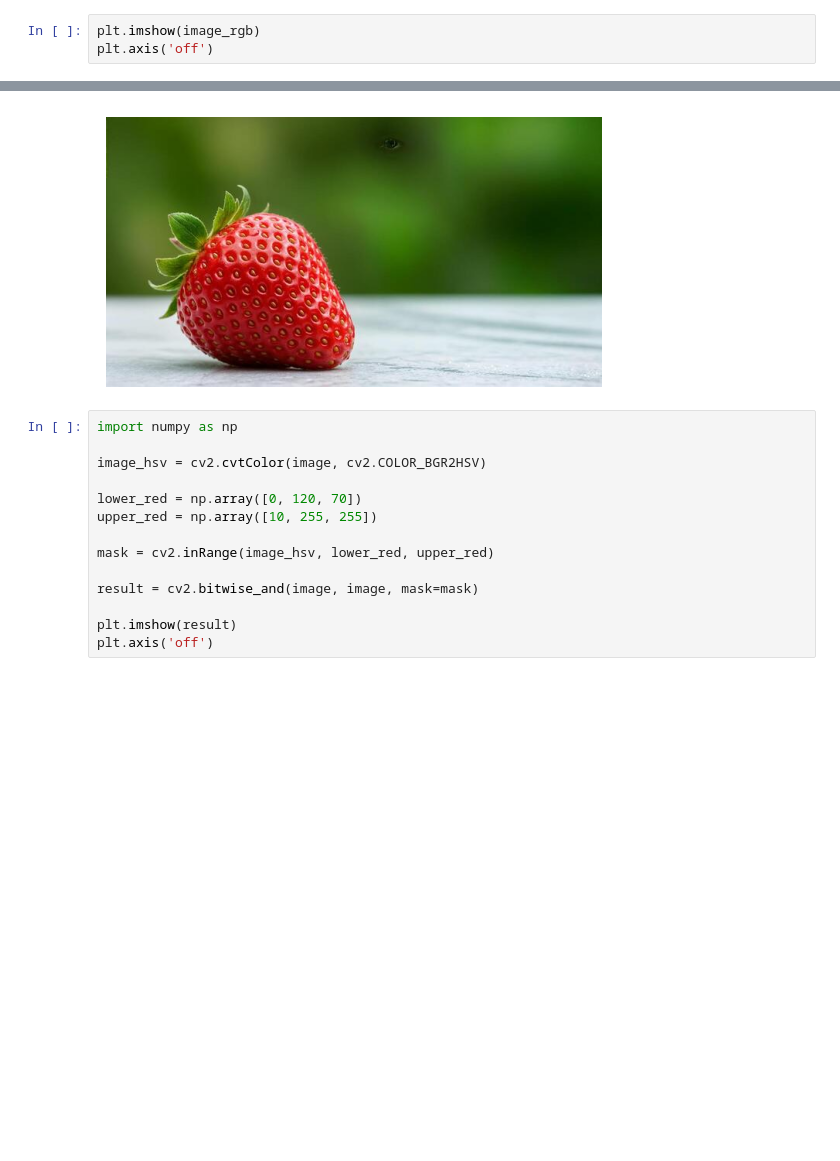
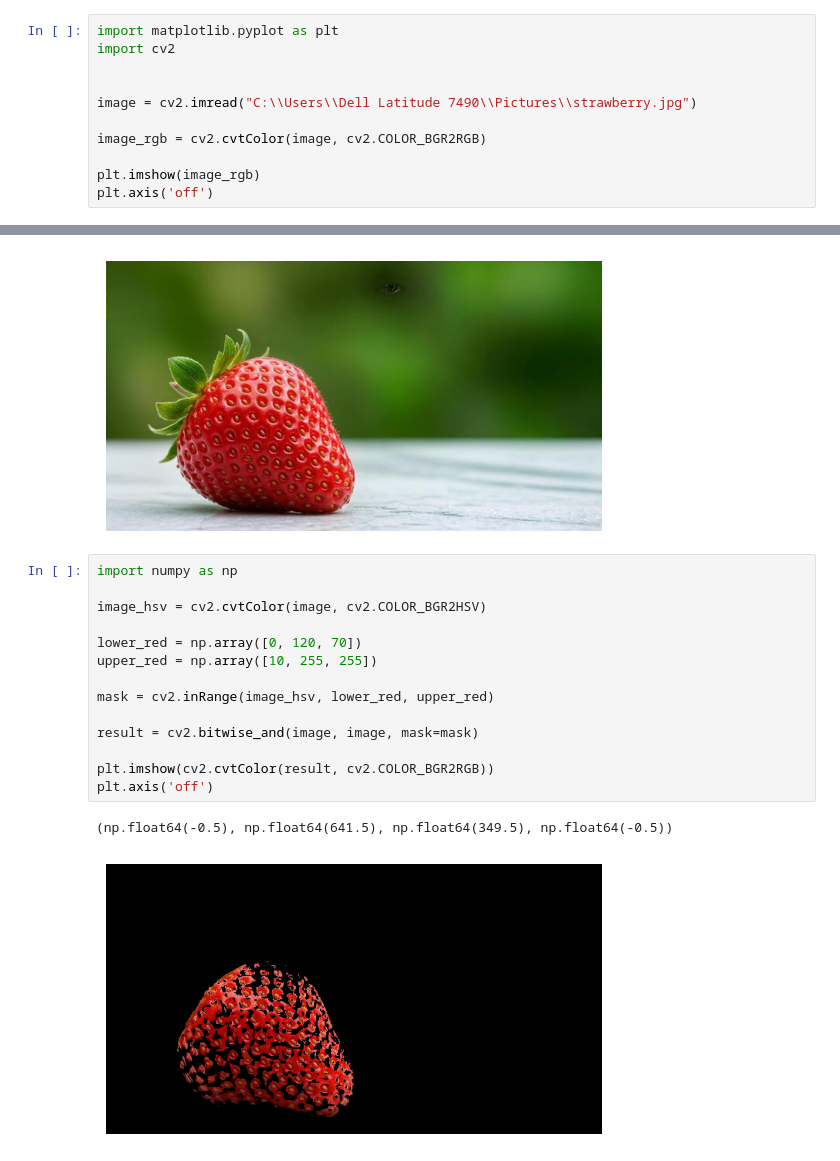
Before and after one commit to nikoeboo/opencv-demo, a Jupyter notebook: strawberry.ipynb, the cells around one changed output, grey strips where cells are left out. Cells and saved outputs as stored; diff of their text form; blank space fills up the shorter version.

```diff
--- a/strawberry.ipynb
+++ b/strawberry.ipynb
@@ -36,6 +49,14 @@ print("Image shape:", image.shape)
 # %% [output]
 Image shape: (350, 642, 3)
 # %%
+import matplotlib.pyplot as plt
+import cv2
+
+
+image = cv2.imread("C:\\Users\\Dell Latitude 7490\\Pictures\\strawberry.jpg")
+
+image_rgb = cv2.cvtColor(image, cv2.COLOR_BGR2RGB)
+
 plt.imshow(image_rgb)
 plt.axis('off')
 # %% [output]
@@ -44,14 +65,17 @@ plt.axis('off')
 # %%
 import numpy as np
 
 image_hsv = cv2.cvtColor(image, cv2.COLOR_BGR2HSV)
 
 lower_red = np.array([0, 120, 70])
 upper_red = np.array([10, 255, 255])
 
 mask = cv2.inRange(image_hsv, lower_red, upper_red)
 
 result = cv2.bitwise_and(image, image, mask=mask)
 
-plt.imshow(result)
+plt.imshow(cv2.cvtColor(result, cv2.COLOR_BGR2RGB))
 plt.axis('off')
+# %% [output]
+(np.float64(-0.5), np.float64(641.5), np.float64(349.5), np.float64(-0.5))
+[figure, added]
```
Also changed, not shown: parts of 5 cells of this notebook.
